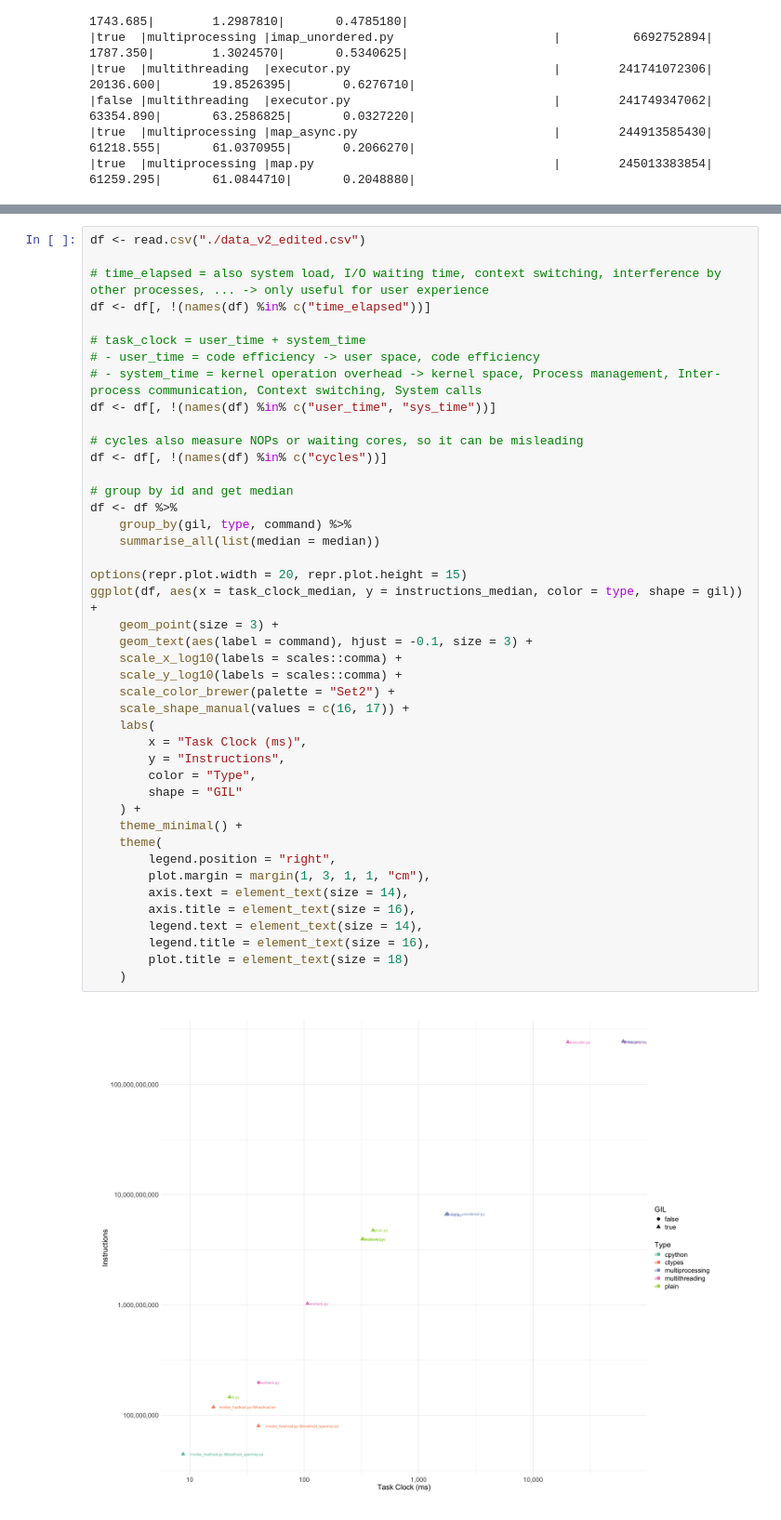
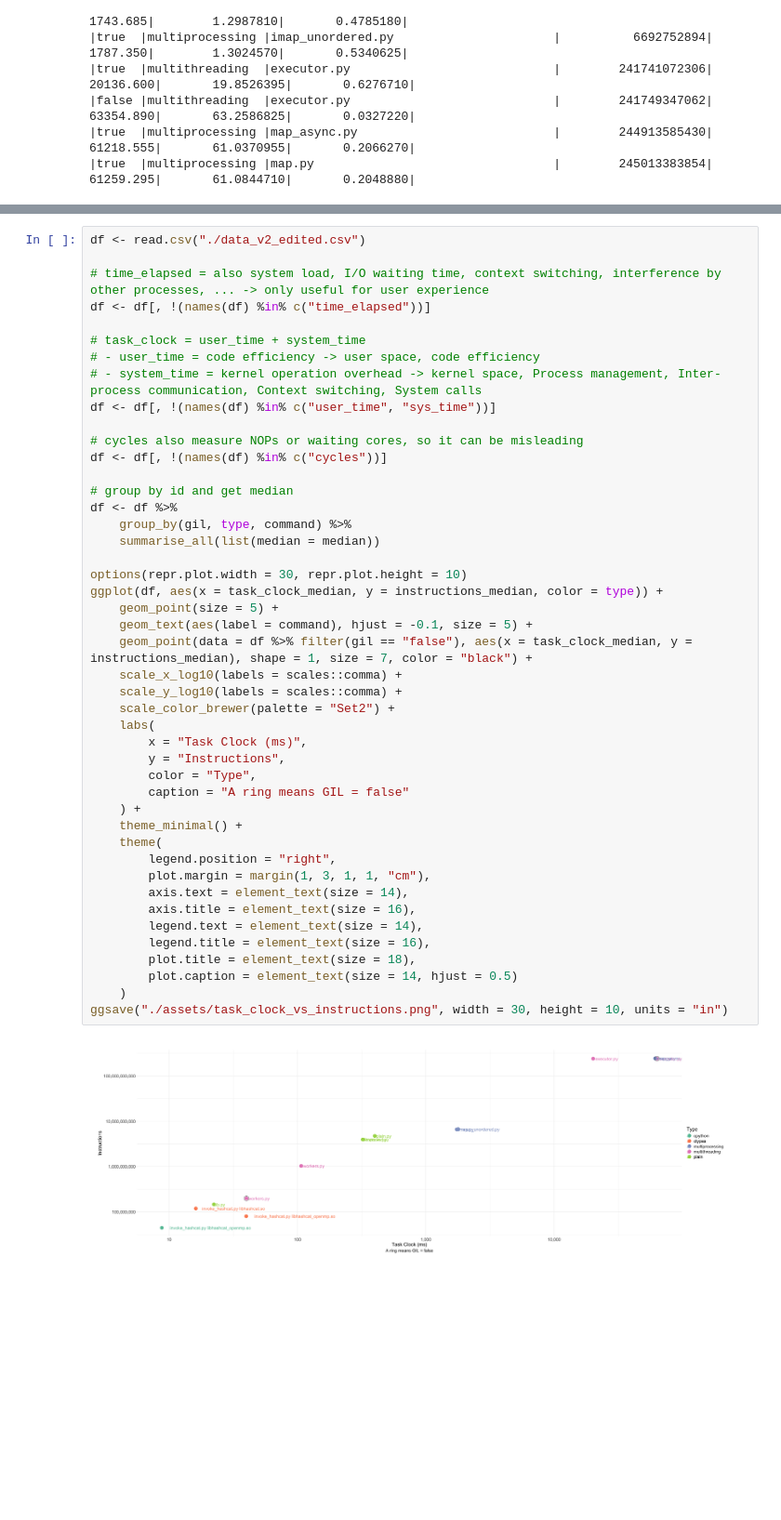
Before and after one commit to sueszli/nogil, a Jupyter notebook: docs/plots_v2.ipynb, the cells around one changed output, grey strips where cells are left out. Shown: that part at 93% size. Cells and saved outputs as stored; diff of their text form; blank space fills up the shorter version.

```diff
--- a/docs/plots_v2.ipynb
+++ b/docs/plots_v2.ipynb
@@ -125,38 +127,40 @@ df <- df[, !(names(df) %in% c("time_elapsed"))]
 # - user_time = code efficiency -> user space, code efficiency
 # - system_time = kernel operation overhead -> kernel space, Process management, Inter-process communication, Context switching, System calls
 df <- df[, !(names(df) %in% c("user_time", "sys_time"))]
 
 # cycles also measure NOPs or waiting cores, so it can be misleading
 df <- df[, !(names(df) %in% c("cycles"))]
 
 # group by id and get median
 df <- df %>%
     group_by(gil, type, command) %>%
     summarise_all(list(median = median))
 
-options(repr.plot.width = 20, repr.plot.height = 15)
-ggplot(df, aes(x = task_clock_median, y = instructions_median, color = type, shape = gil)) +
-    geom_point(size = 3) +
-    geom_text(aes(label = command), hjust = -0.1, size = 3) +
+options(repr.plot.width = 30, repr.plot.height = 10)
+ggplot(df, aes(x = task_clock_median, y = instructions_median, color = type)) +
+    geom_point(size = 5) +
+    geom_text(aes(label = command), hjust = -0.1, size = 5) +
+    geom_point(data = df %>% filter(gil == "false"), aes(x = task_clock_median, y = instructions_median), shape = 1, size = 7, color = "black") +
     scale_x_log10(labels = scales::comma) +
     scale_y_log10(labels = scales::comma) +
     scale_color_brewer(palette = "Set2") +
-    scale_shape_manual(values = c(16, 17)) +
     labs(
         x = "Task Clock (ms)",
         y = "Instructions",
         color = "Type",
-        shape = "GIL"
+        caption = "A ring means GIL = false"
     ) +
     theme_minimal() +
     theme(
         legend.position = "right",
         plot.margin = margin(1, 3, 1, 1, "cm"),
         axis.text = element_text(size = 14),
         axis.title = element_text(size = 16),
         legend.text = element_text(size = 14),
         legend.title = element_text(size = 16),
-        plot.title = element_text(size = 18)
+        plot.title = element_text(size = 18),
+        plot.caption = element_text(size = 14, hjust = 0.5)
     )
+ggsave("./assets/task_clock_vs_instructions.png", width = 30, height = 10, units = "in")
 # %% [output]
-[figure, old version]
+[figure, new version]
```
Also changed, not shown: parts of 2 cells of this notebook, 5 other files.
